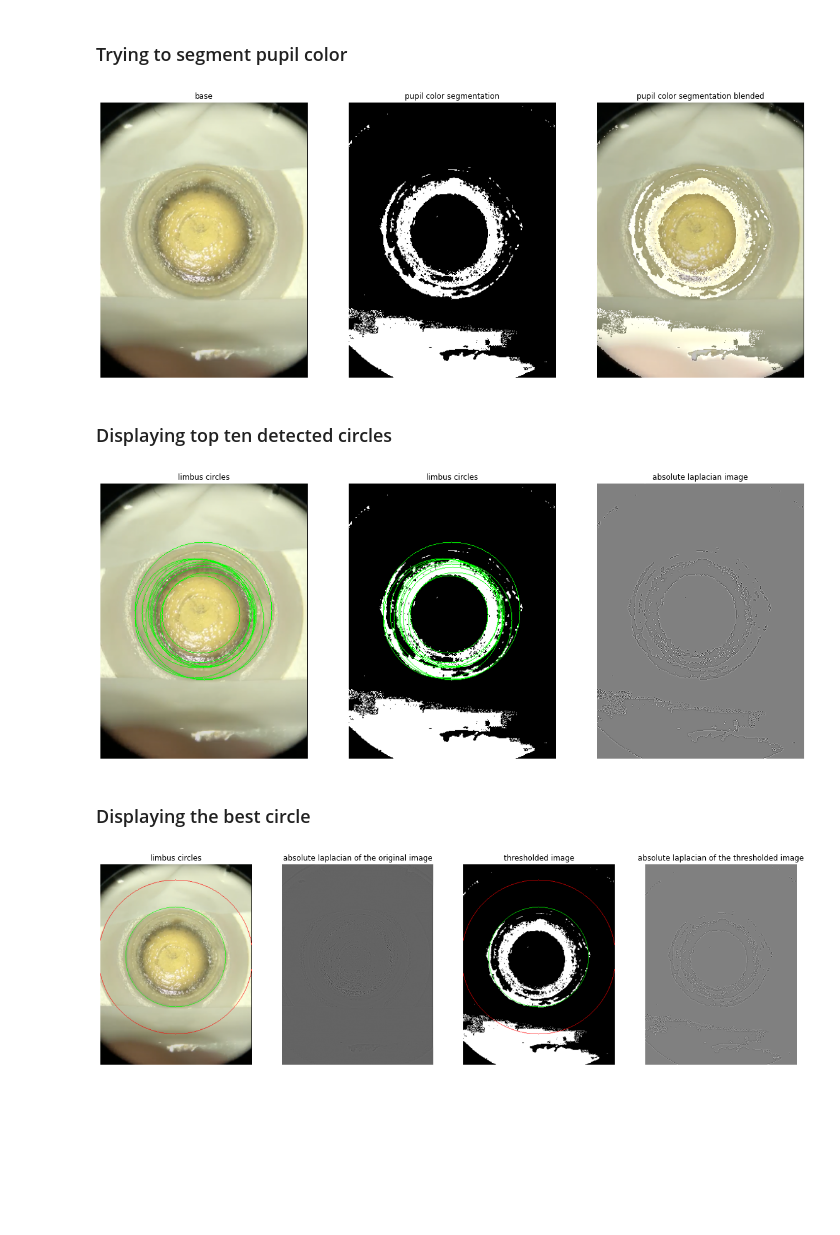
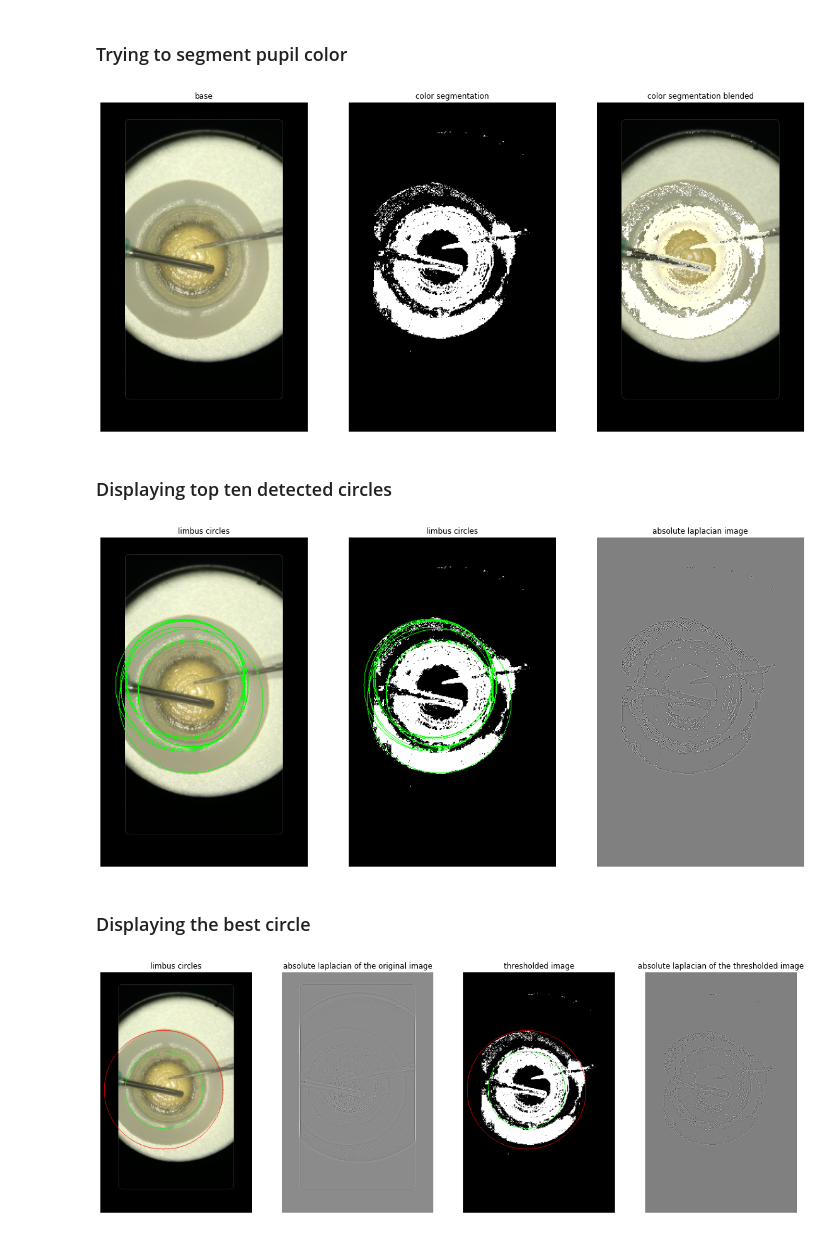
Before and after one commit to Custom-Surgical-GmbH/Cataract-Surgery-Training-Explorations, a Jupyter notebook: opencv_explorations/rhexis_limbus_detection.ipynb, the cells around one changed output. Cells and saved outputs as stored; diff of their text form; code cells hidden in the pictures; blank space fills up the shorter version.

```diff
--- a/opencv_explorations/rhexis_limbus_detection.ipynb
+++ b/opencv_explorations/rhexis_limbus_detection.ipynb
@@ -19,7 +20,7 @@ The autoreload extension is already loaded. To reload it, use:
 # %%
 scale = 0.33
 
-base = cv2.imread('data/artificial/bioniko_rhexis_base2.png', cv2.IMREAD_COLOR)
+base = cv2.imread('data/artificial/bioniko_rhexis_base4.png', cv2.IMREAD_COLOR)
 base = cv2.resize(base, (0,0), fx=scale, fy=scale)
 
 base_rgb = cv2.cvtColor(base, cv2.COLOR_BGR2RGB)
@@ -87,8 +88,8 @@ pupil to full radia ratio 0.6490749165908402
 ### Trying to segment pupil color
 # %%
 # old, prob too bright (default)
-# pupil_color_lth = np.array([10, 40, 40])
-# pupil_color_uth = np.array([30, 180, 180])
+pupil_color_lth = np.array([10, 40, 40])
+pupil_color_uth = np.array([30, 180, 180])
 
 # slightly better; would require correction
 # pupil_color_lth = np.array([16, 97, 193])
@@ -96,38 +97,38 @@ pupil to full radia ratio 0.6490749165908402
 
 # for the more defined outer ring; bad for zoomed in cases
 # pupil_color_lth = np.array([15, 38, 140])
 # pupil_color_uth = np.array([30, 127, 230])
 
 # oldest; from initial tests; segments the whole of the eye
-pupil_color_lth = np.array([10, 40, 40])
-pupil_color_uth = np.array([30, 180, 180])
+# pupil_color_lth = np.array([10, 40, 40])
+# pupil_color_uth = np.array([30, 180, 180])
 
 base_pupil_thres = cv2.inRange(base_hsv, pupil_color_lth, pupil_color_uth)
 
 base_blended = cv2.addWeighted(
     base_rgb,
     0.9,
     cv2.cvtColor(base_pupil_thres, cv2.COLOR_GRAY2RGB),
     0.5,
     0.0
 )
 
 fig, plots = plt.subplots(1, 3, figsize=(20,10))
 plots[0].set_title('base')
 plots[0].imshow(base_rgb)
 plots[0].axis('off')
 
-plots[1].set_title('pupil color segmentation')
+plots[1].set_title('color segmentation')
 plots[1].imshow(base_pupil_thres, cmap='gray')
 plots[1].axis('off')
 
-plots[2].set_title('pupil color segmentation blended')
+plots[2].set_title('color segmentation blended')
 plots[2].imshow(base_blended)
 plots[2].axis('off')
 
 plt.show()
 # %% [output]
-[figure, old version]
+[figure, new version]
 # %% [markdown]
 ### Displaying top ten detected circles
 # %%
@@ -160,14 +161,14 @@ plots[2].axis('off')
 
 plt.show()
 # %% [output]
-[figure, old version]
+[figure, new version]
 # %% [markdown]
 ### Displaying the best circle
 # %%
 best_circle = detect_limbus(
     base_pupil_thres,
     validation='inout',
-    validation_mode='min'
+    validation_mode='max'
 )
 
 base_copy = base_rgb.copy()
@@ -202,4 +203,4 @@ plots[3].axis('off')
 
 plt.show()
 # %% [output]
-[figure, old version]
+[figure, new version]
```
Also changed, not shown: parts of 24 cells of this notebook, 3 other files.
